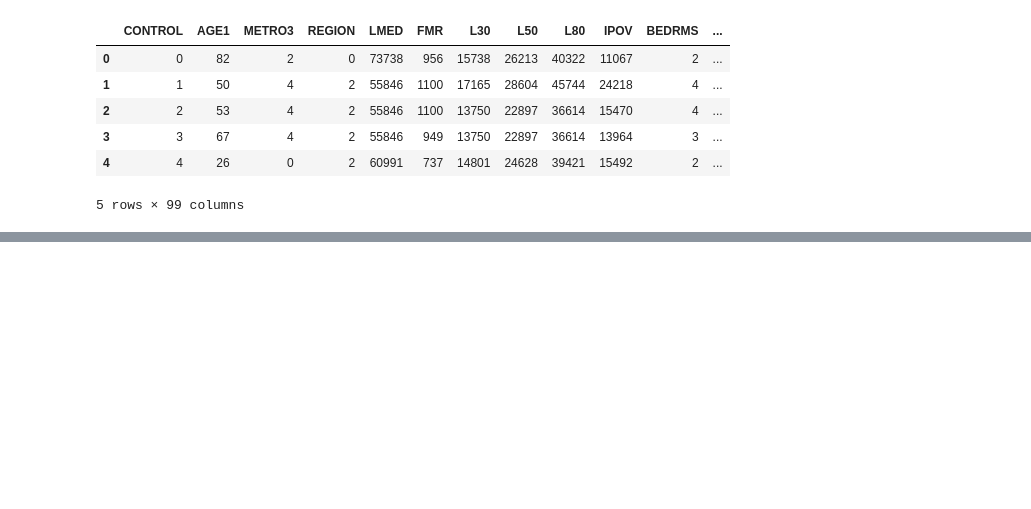
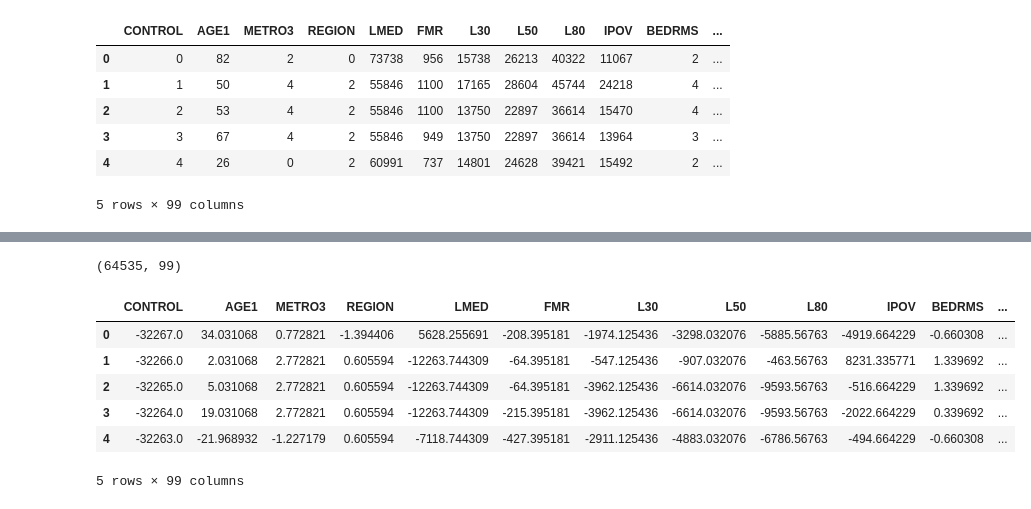
Before and after one commit to skhabiri/DS-Unit-1-Sprint-3-Linear-Algebra, a Jupyter notebook: module3-dimensionality-reduction/skhabiri_LS_DS_133_High_Dimensional_Data_Assignment.ipynb, the cells around one changed output, grey strips where cells are left out. Saved outputs shown, nothing was run; the diff lists cells and outputs as text; code cells hidden in the pictures; blank space fills up the shorter version.

```diff
--- a/module3-dimensionality-reduction/skhabiri_LS_DS_133_High_Dimensional_Data_Assignment.ipynb
+++ b/module3-dimensionality-reduction/skhabiri_LS_DS_133_High_Dimensional_Data_Assignment.ipynb
@@ -310,0 +326,3 @@ Length: 99, dtype: object
+# %%
+means = np.mean(national_processed, axis=0)
+print(means.shape); means.head()
@@ -310,0 +337,14 @@ Length: 99, dtype: object
+# %%
+''' Matrix, array addition/substraction works element wise when
+the trailing dimension matches.'''
+centered_data = national_processed - means
+print(centered_data.shape); centered_data.head()
+# %% [output]
+(64535, 99)
+|  | CONTROL | AGE1 | METRO3 | REGION | LMED | FMR | L30 | L50 | L80 | IPOV | BEDRMS | ... |
+| 0 | -32267.0 | 34.031068 | 0.772821 | -1.394406 | 5628.255691 | -208.395181 | -1974.125436 | -3298.032076 | -5885.56763 | -4919.664229 | -0.660308 | ... |
+| 1 | -32266.0 | 2.031068 | 2.772821 | 0.605594 | -12263.744309 | -64.395181 | -547.125436 | -907.032076 | -463.56763 | 8231.335771 | 1.339692 | ... |
+| 2 | -32265.0 | 5.031068 | 2.772821 | 0.605594 | -12263.744309 | -64.395181 | -3962.125436 | -6614.032076 | -9593.56763 | -516.664229 | 1.339692 | ... |
+| 3 | -32264.0 | 19.031068 | 2.772821 | 0.605594 | -12263.744309 | -215.395181 | -3962.125436 | -6614.032076 | -9593.56763 | -2022.664229 | 0.339692 | ... |
+| 4 | -32263.0 | -21.968932 | -1.227179 | 0.605594 | -7118.744309 | -427.395181 | -2911.125436 | -4883.032076 | -6786.56763 | -494.664229 | -0.660308 | ... |
+5 rows × 99 columns
```
Also changed, not shown: parts of 37 cells of this notebook.
